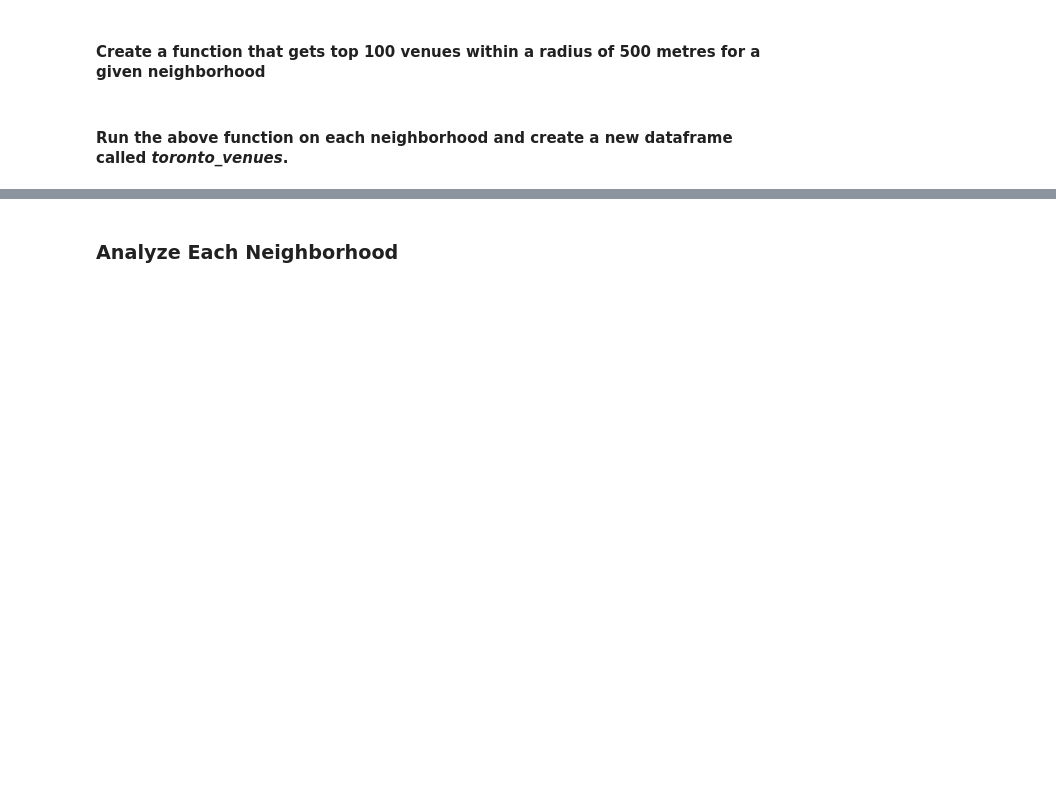
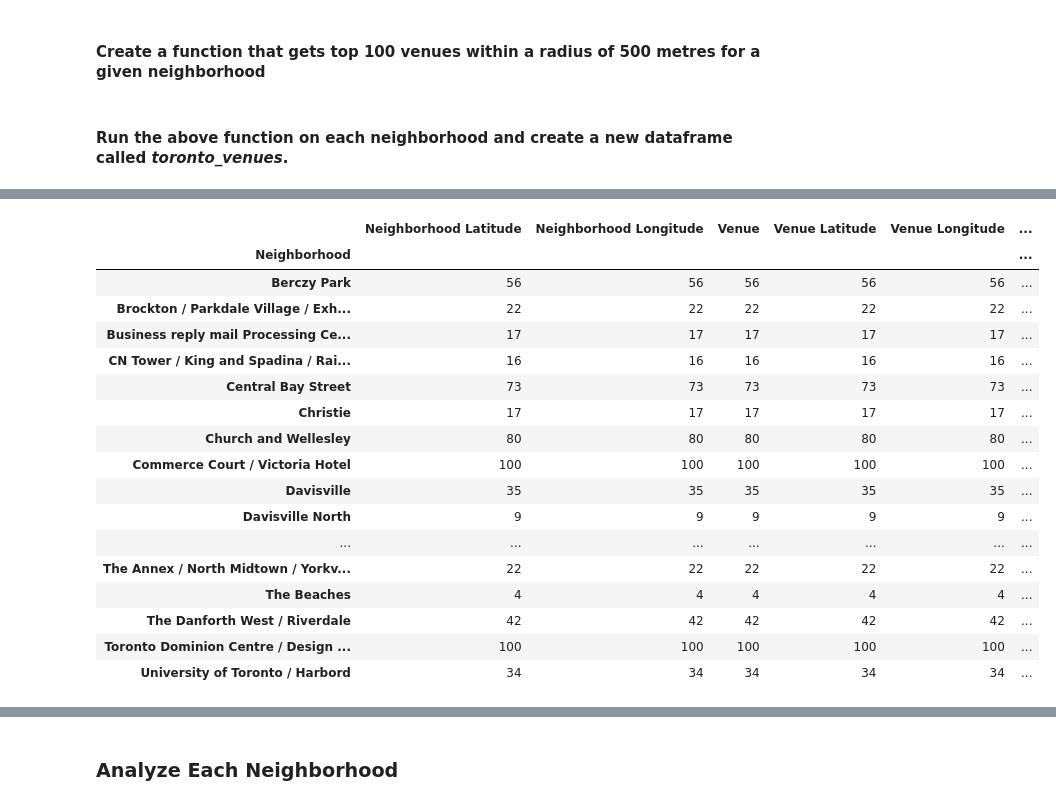
Before and after one commit to jenchy8/Coursera-IBM-Data-Science-Capstone, a Jupyter notebook: Week3-Segmenting_Clustering_Neighborhoods_in_TO.ipynb, the cells around one changed output, grey strips where cells are left out. Drawn from its saved outputs; the diff is of its cells as text; code cells hidden in the pictures; blank space fills up the shorter version.

```diff
--- a/Week3-Segmenting_Clustering_Neighborhoods_in_TO.ipynb
+++ b/Week3-Segmenting_Clustering_Neighborhoods_in_TO.ipynb
@@ -100,14 +150,14 @@ def getGeoCoordinates(postal_code):
 latitudes=[]
 longitudes=[]
 for index, row in neighborhoods.iterrows():
-    postalCode = row['PostalCode']
+    postalCode = str(row['PostalCode'])
     latitude, longitude = getGeoCoordinates(postalCode)
-    print('Postal code: {}, Latitude: {}, Longitude: {}'.format(postalCode, latitude, longitude))
     latitudes.append(latitude)
     longitudes.append(longitude)
 
 # Add Latitude and Longitude columns to dataframe
-neighborhoods['Latitude'] = latitudes
-neighborhoods['Longitude'] = longitudes
+neighborhoods_merged = neighborhoods
+neighborhoods_merged['Latitude'] = latitudes
+neighborhoods_merged['Longitude'] = longitudes
 
-neighborhoods
+neighborhoods_merged
@@ -113,0 +186,3 @@ neighborhoods
+# %%
+geoCoordinates = pd.read_csv('Geospatial_Coordinates.csv')
+geoCoordinates
@@ -113,0 +207,5 @@ neighborhoods
+# %%
+# Join neighborhoods and geoCoordinates dataframes to add Latitude and Longitude columns
+neighborhoods_merged = neighborhoods
+neighborhoods_merged = neighborhoods_merged.join(geoCoordinates.set_index('Postal Code'), on='PostalCode')
+neighborhoods_merged
@@ -116,5 +232,5 @@ neighborhoods
 # %% [markdown]
 ### Filter boroughs that contain the word Toronto
 # %%
-toronto_data = neighborhoods[neighborhoods['Borough'].str.contains('Toronto')].reset_index(drop=True)
-toronto_data.head()
+toronto_data = neighborhoods_merged[neighborhoods_merged['Borough'].str.contains('Toronto')].reset_index(drop=True)
+toronto_data
@@ -189,4 +353,23 @@ toronto_venues.head()
 # %%
-toronto_venues.groupby('Neighborhood').count()
+toronto_venues.groupby(['Neighborhood']).count()
+# %% [output]
+|  | Neighborhood Latitude | Neighborhood Longitude | Venue | Venue Latitude | Venue Longitude | ... |
+| Neighborhood |  |  |  |  |  | ... |
+| Berczy Park | 56 | 56 | 56 | 56 | 56 | ... |
+| Brockton / Parkdale Village / Exh... | 22 | 22 | 22 | 22 | 22 | ... |
+| Business reply mail Processing Ce... | 17 | 17 | 17 | 17 | 17 | ... |
+| CN Tower / King and Spadina / Rai... | 16 | 16 | 16 | 16 | 16 | ... |
+| Central Bay Street | 73 | 73 | 73 | 73 | 73 | ... |
+| Christie | 17 | 17 | 17 | 17 | 17 | ... |
+| Church and Wellesley | 80 | 80 | 80 | 80 | 80 | ... |
+| Commerce Court / Victoria Hotel | 100 | 100 | 100 | 100 | 100 | ... |
+| Davisville | 35 | 35 | 35 | 35 | 35 | ... |
+| Davisville North | 9 | 9 | 9 | 9 | 9 | ... |
+| ... | ... | ... | ... | ... | ... | ... |
+| The Annex / North Midtown / Yorkv... | 22 | 22 | 22 | 22 | 22 | ... |
+| The Beaches | 4 | 4 | 4 | 4 | 4 | ... |
+| The Danforth West / Riverdale | 42 | 42 | 42 | 42 | 42 | ... |
+| Toronto Dominion Centre / Design ... | 100 | 100 | 100 | 100 | 100 | ... |
+| University of Toronto / Harbord | 34 | 34 | 34 | 34 | 34 | ... |
 # %%
 print('There are {} uniques categories.'.format(len(toronto_venues['Venue Category'].unique())))
```
Also changed, not shown: parts of 27 cells of this notebook.
